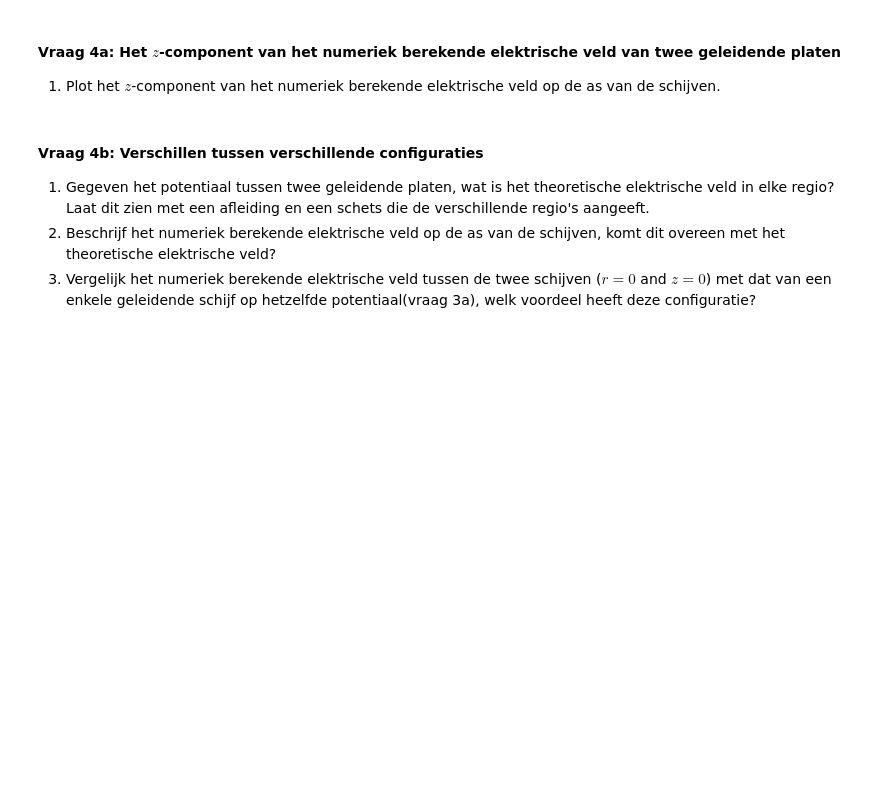
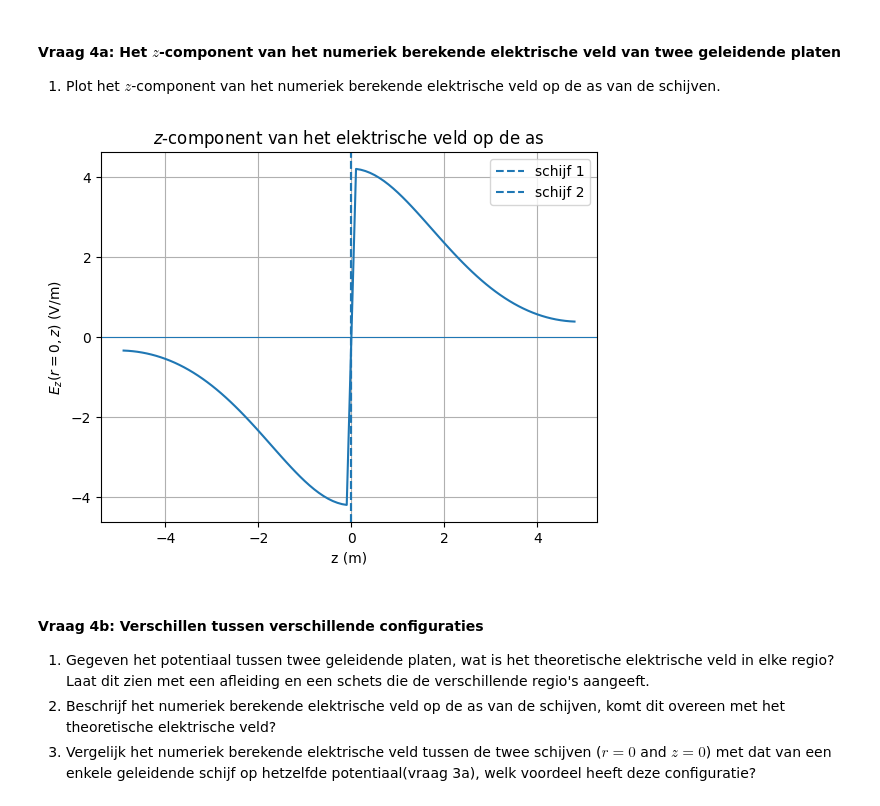
Before and after one commit to FS314159265358979323846264338/opdrachten-DEF-D, a Jupyter notebook: DigitaleOntwerpopdrachten/1CondensatorOpdracht/CondensatorOntwerpopdracht.ipynb, the cells around one changed output. Saved outputs shown, nothing was run; the diff lists cells and outputs as text; code cells hidden in the pictures; blank space fills up the shorter version.

```diff
--- a/DigitaleOntwerpopdrachten/1CondensatorOpdracht/CondensatorOntwerpopdracht.ipynb
+++ b/DigitaleOntwerpopdrachten/1CondensatorOpdracht/CondensatorOntwerpopdracht.ipynb
@@ -661,9 +618,27 @@ plot_results_disk(Ez, Er, normE, V, r, z, grid_step, disk_radius, z_pos_disk1, z
 
 1. Plot het $z$-component van het numeriek berekende elektrische veld op de as van de schijven.
 # %%
-###
-###your code here###
-###
+import numpy as np
+import matplotlib.pyplot as plt
+
+Ez_axis = -(V[2:, 0] - V[:-2, 0]) / (2 * grid_step)
+z_axis = z[1:-1]
+
+# --- Plot ---
+plt.figure()
+plt.plot(z_axis, Ez_axis)
+plt.axvline(z_pos_disk1, linestyle='--', label='schijf 1')
+plt.axvline(z_pos_disk2, linestyle='--', label='schijf 2')
+plt.axhline(0, linewidth=0.8)
+
+plt.xlabel('z (m)')
+plt.ylabel(r'$E_z(r=0, z)$ (V/m)')
+plt.title(r'$z$-component van het elektrische veld op de as')
+plt.legend()
+plt.grid(True)
+plt.show()
+# %% [output]
+[figure, added]
 # %% [markdown]
 #### Vraag 4b: Verschillen tussen verschillende configuraties
 
```
Also changed, not shown: parts of 3 cells of this notebook.
